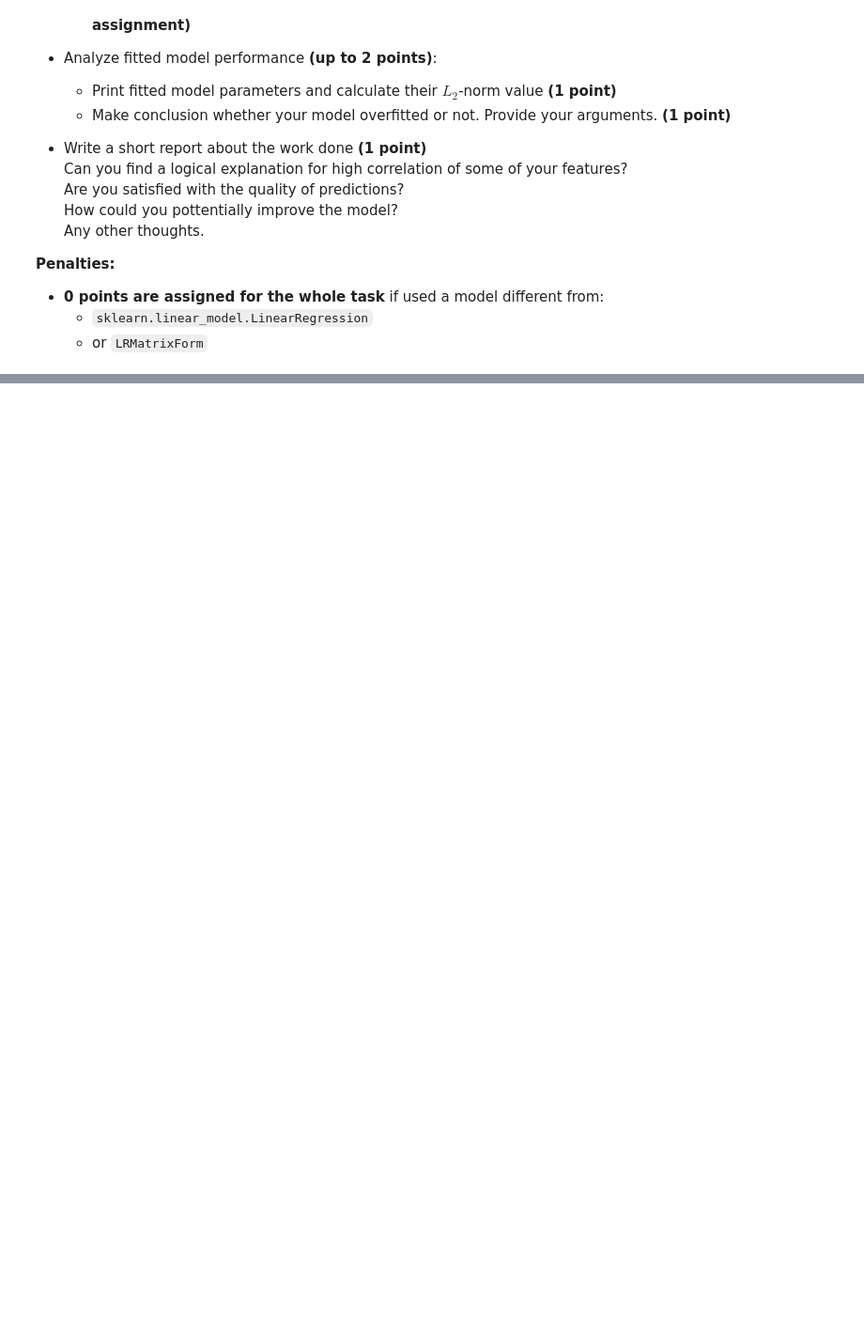
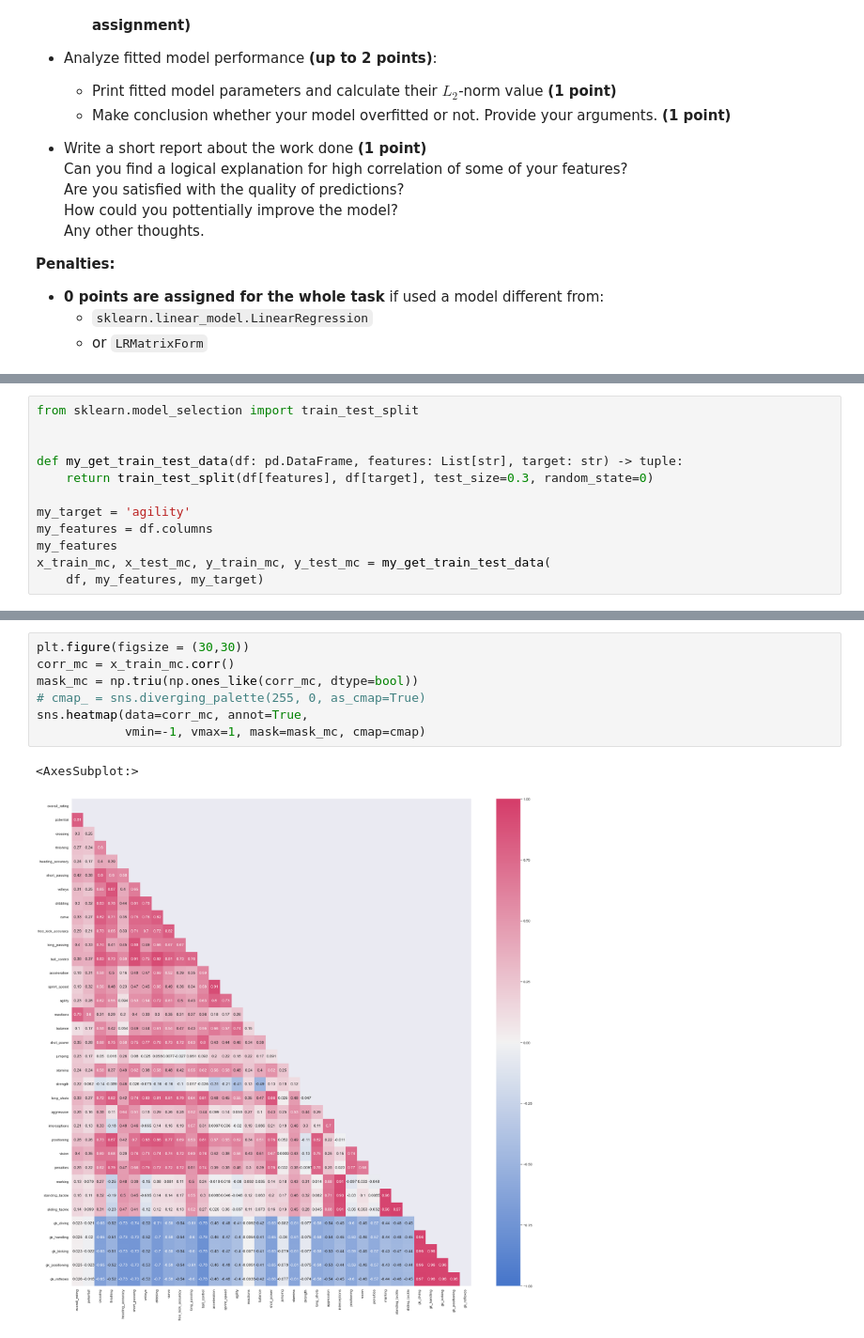
Before and after one commit to slobby/ml_task3, a Jupyter notebook: lineral_regression.ipynb, the cells around one changed output, grey strips where cells are left out. Shown at 94% size. Drawn from its saved outputs; the diff is of its cells as text; blank space fills up the shorter version.

```diff
--- a/lineral_regression.ipynb
+++ b/lineral_regression.ipynb
@@ -1627,0 +1632,12 @@ Steps you need to follow:
+# %%
+from sklearn.model_selection import train_test_split
+
+
+def my_get_train_test_data(df: pd.DataFrame, features: List[str], target: str) -> tuple:
+    return train_test_split(df[features], df[target], test_size=0.3, random_state=0)
+
+my_target = 'agility'
+my_features = df.columns
+my_features
+x_train_mc, x_test_mc, y_train_mc, y_test_mc = my_get_train_test_data(
+    df, my_features, my_target)
@@ -1627,0 +1660,10 @@ Steps you need to follow:
+# %%
+plt.figure(figsize = (30,30))
+corr_mc = x_train_mc.corr()
+mask_mc = np.triu(np.ones_like(corr_mc, dtype=bool))
+# cmap_ = sns.diverging_palette(255, 0, as_cmap=True)
+sns.heatmap(data=corr_mc, annot=True,
+            vmin=-1, vmax=1, mask=mask_mc, cmap=cmap)
+# %% [output]
+<AxesSubplot:>
+[figure, added]
```
Also changed, not shown: parts of 3 cells of this notebook.
